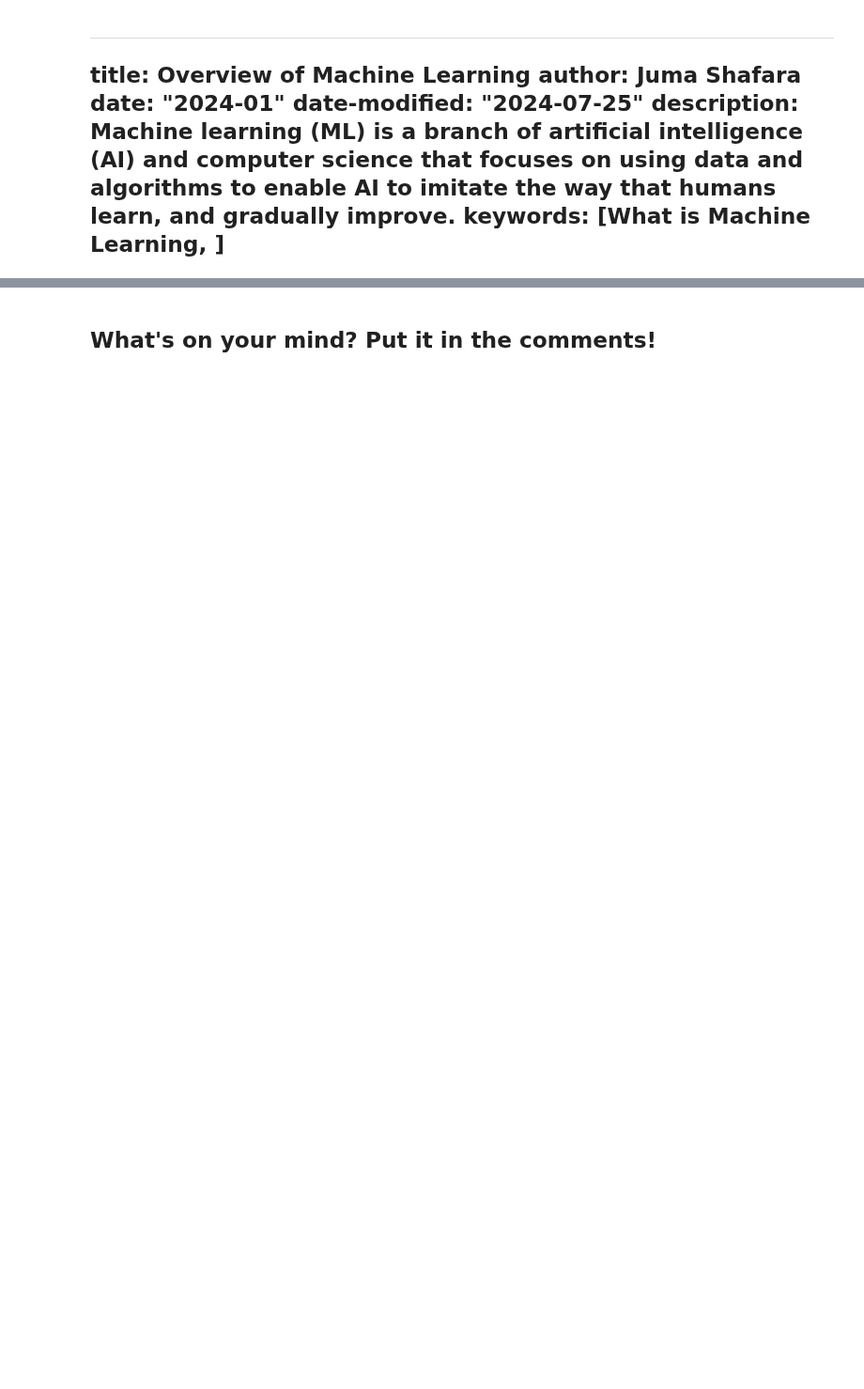
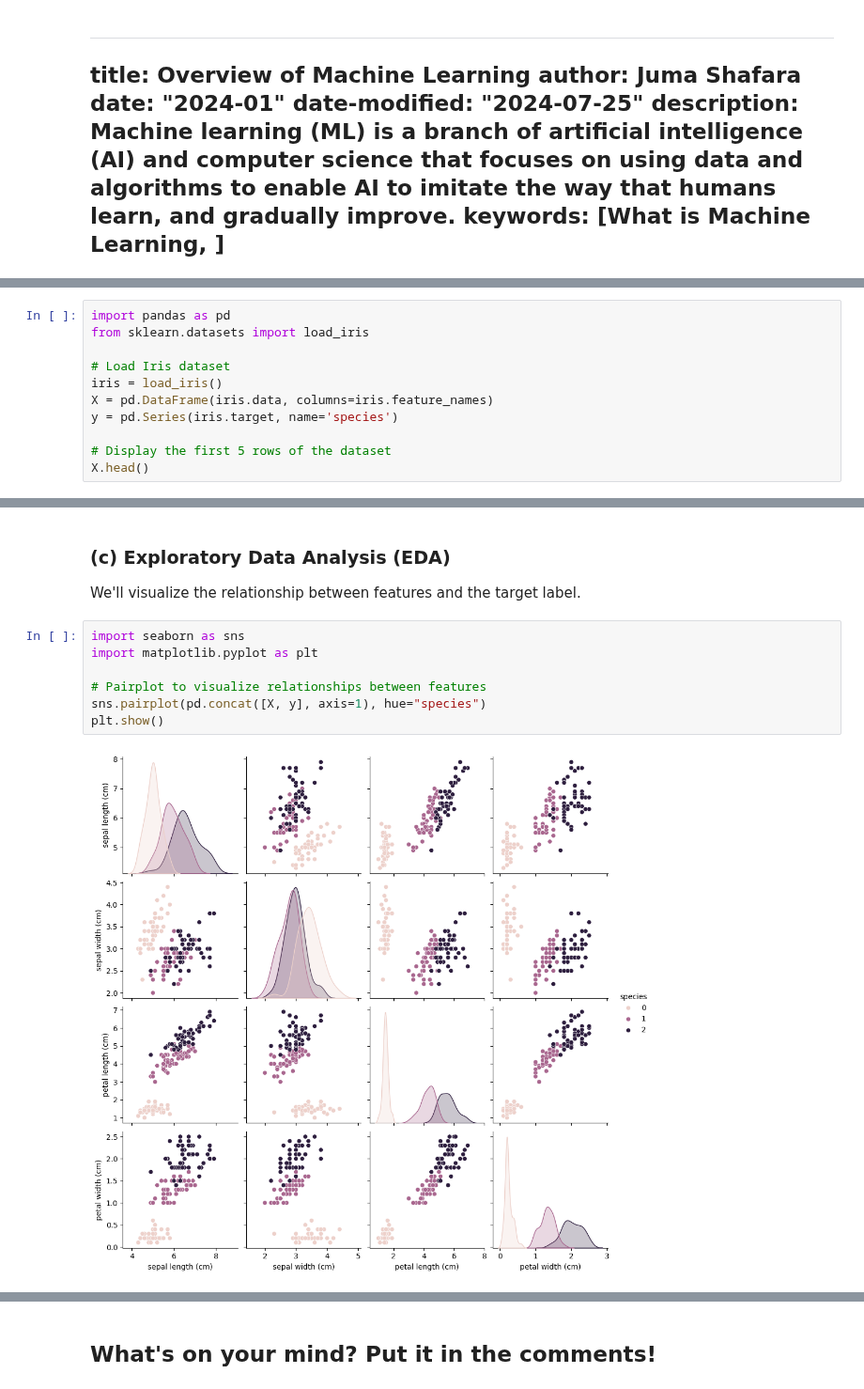
Before and after one commit to dataideaorg/dataidea-science, a Jupyter notebook: nbs/Python-Data-Analysis/Week4-ML-Intro/41_overview_of_machine_learning.ipynb, the cells around one changed output, grey strips where cells are left out. Shown at 94% size. Drawn from its saved outputs; the diff is of its cells as text; blank space fills up the shorter version.

```diff
--- a/nbs/Python-Data-Analysis/Week4-ML-Intro/41_overview_of_machine_learning.ipynb
+++ b/nbs/Python-Data-Analysis/Week4-ML-Intro/41_overview_of_machine_learning.ipynb
@@ -529,0 +42,11 @@ Congratulations on finishing this lesson, we learned:
+# %%
+import pandas as pd
+from sklearn.datasets import load_iris
+
+# Load Iris dataset
+iris = load_iris()
+X = pd.DataFrame(iris.data, columns=iris.feature_names)
+y = pd.Series(iris.target, name='species')
+
+# Display the first 5 rows of the dataset
+X.head()
@@ -529,0 +77,12 @@ Congratulations on finishing this lesson, we learned:
+# %% [markdown]
+### (c) Exploratory Data Analysis (EDA)
+We'll visualize the relationship between features and the target label.
+# %%
+import seaborn as sns
+import matplotlib.pyplot as plt
+
+# Pairplot to visualize relationships between features
+sns.pairplot(pd.concat([X, y], axis=1), hue="species")
+plt.show()
+# %% [output]
+[figure, added]
```
Also changed, not shown: parts of 77 cells of this notebook, 2 other files.
